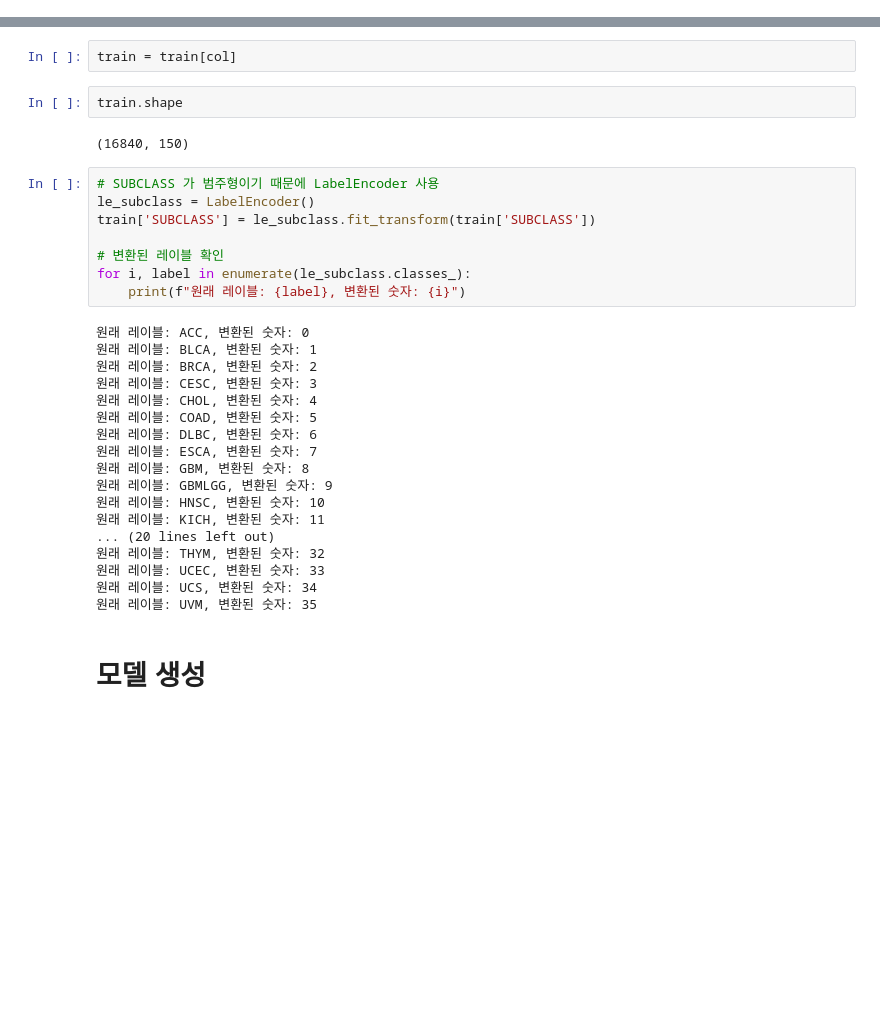
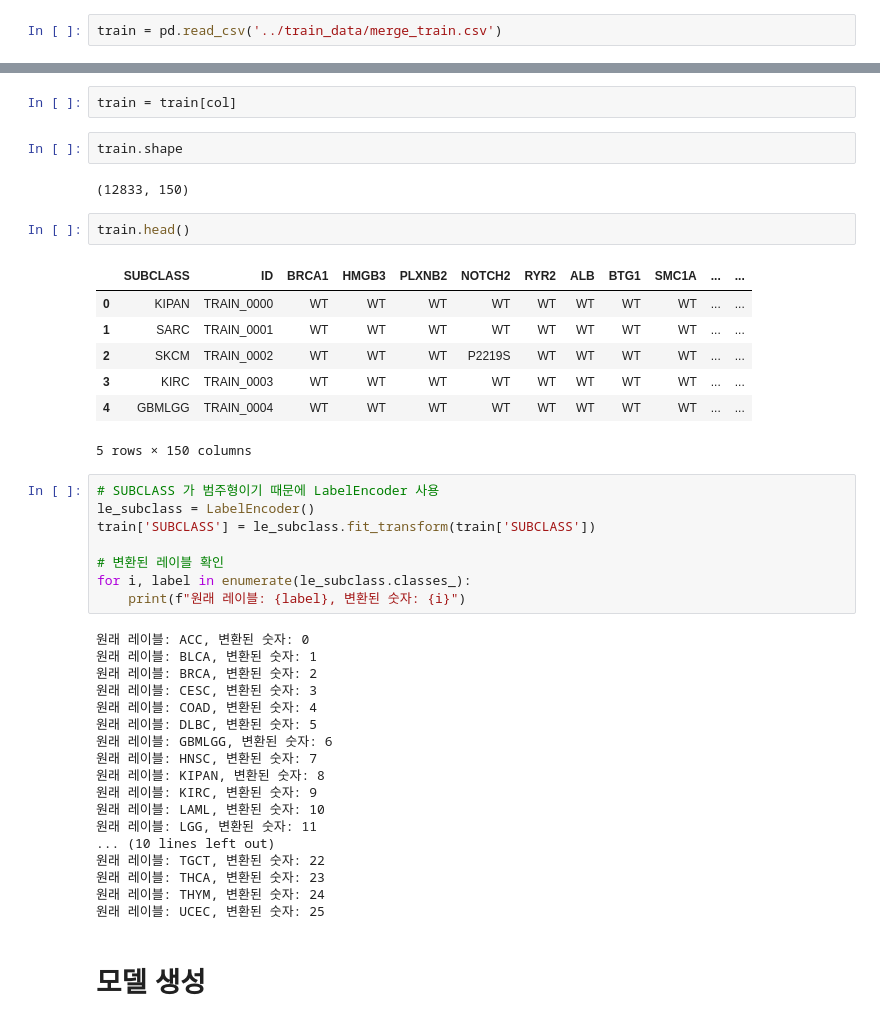
Before and after one commit to dothegee/classification_of_cancers, a Jupyter notebook: selected_150_columns.ipynb, the cells around one changed output, grey strips where cells are left out. Drawn from its saved outputs; the diff is of its cells as text; blank space fills up the shorter version.

```diff
--- a/selected_150_columns.ipynb
+++ b/selected_150_columns.ipynb
@@ -12,3 +14,5 @@ train = pd.concat([origin_train, external_train], axis=0)
+# %%
+train = pd.read_csv('../train_data/merge_train.csv')
 # %%
 col = ['SUBCLASS',
        'ID','BRCA1',
@@ -164,7 +168,17 @@ train = train[col]
 # %%
 train.shape
 # %% [output]
-(16840, 150)
+(12833, 150)
+# %%
+train.head()
+# %% [output]
+|  | SUBCLASS | ID | BRCA1 | HMGB3 | PLXNB2 | NOTCH2 | RYR2 | ALB | BTG1 | SMC1A | ... | ... |
+| 0 | KIPAN | TRAIN_0000 | WT | WT | WT | WT | WT | WT | WT | WT | ... | ... |
+| 1 | SARC | TRAIN_0001 | WT | WT | WT | WT | WT | WT | WT | WT | ... | ... |
+| 2 | SKCM | TRAIN_0002 | WT | WT | WT | P2219S | WT | WT | WT | WT | ... | ... |
+| 3 | KIRC | TRAIN_0003 | WT | WT | WT | WT | WT | WT | WT | WT | ... | ... |
+| 4 | GBMLGG | TRAIN_0004 | WT | WT | WT | WT | WT | WT | WT | WT | ... | ... |
+5 rows × 150 columns
 # %%
 # SUBCLASS 가 범주형이기 때문에 LabelEncoder 사용
 le_subclass = LabelEncoder()
@@ -178,18 +192,18 @@ for i, label in enumerate(le_subclass.classes_):
 원래 레이블: BLCA, 변환된 숫자: 1
 원래 레이블: BRCA, 변환된 숫자: 2
 원래 레이블: CESC, 변환된 숫자: 3
-원래 레이블: CHOL, 변환된 숫자: 4
-원래 레이블: COAD, 변환된 숫자: 5
-원래 레이블: DLBC, 변환된 숫자: 6
-원래 레이블: ESCA, 변환된 숫자: 7
-원래 레이블: GBM, 변환된 숫자: 8
-원래 레이블: GBMLGG, 변환된 숫자: 9
-원래 레이블: HNSC, 변환된 숫자: 10
-원래 레이블: KICH, 변환된 숫자: 11
-... (20 lines left out)
-원래 레이블: THYM, 변환된 숫자: 32
-원래 레이블: UCEC, 변환된 숫자: 33
-원래 레이블: UCS, 변환된 숫자: 34
-원래 레이블: UVM, 변환된 숫자: 35
+원래 레이블: COAD, 변환된 숫자: 4
+원래 레이블: DLBC, 변환된 숫자: 5
+원래 레이블: GBMLGG, 변환된 숫자: 6
+원래 레이블: HNSC, 변환된 숫자: 7
+원래 레이블: KIPAN, 변환된 숫자: 8
+원래 레이블: KIRC, 변환된 숫자: 9
+원래 레이블: LAML, 변환된 숫자: 10
+원래 레이블: LGG, 변환된 숫자: 11
+... (10 lines left out)
+원래 레이블: TGCT, 변환된 숫자: 22
+원래 레이블: THCA, 변환된 숫자: 23
+원래 레이블: THYM, 변환된 숫자: 24
+원래 레이블: UCEC, 변환된 숫자: 25
 # %% [markdown]
 # 모델 생성
```
Also changed, not shown: parts of 15 cells of this notebook.
